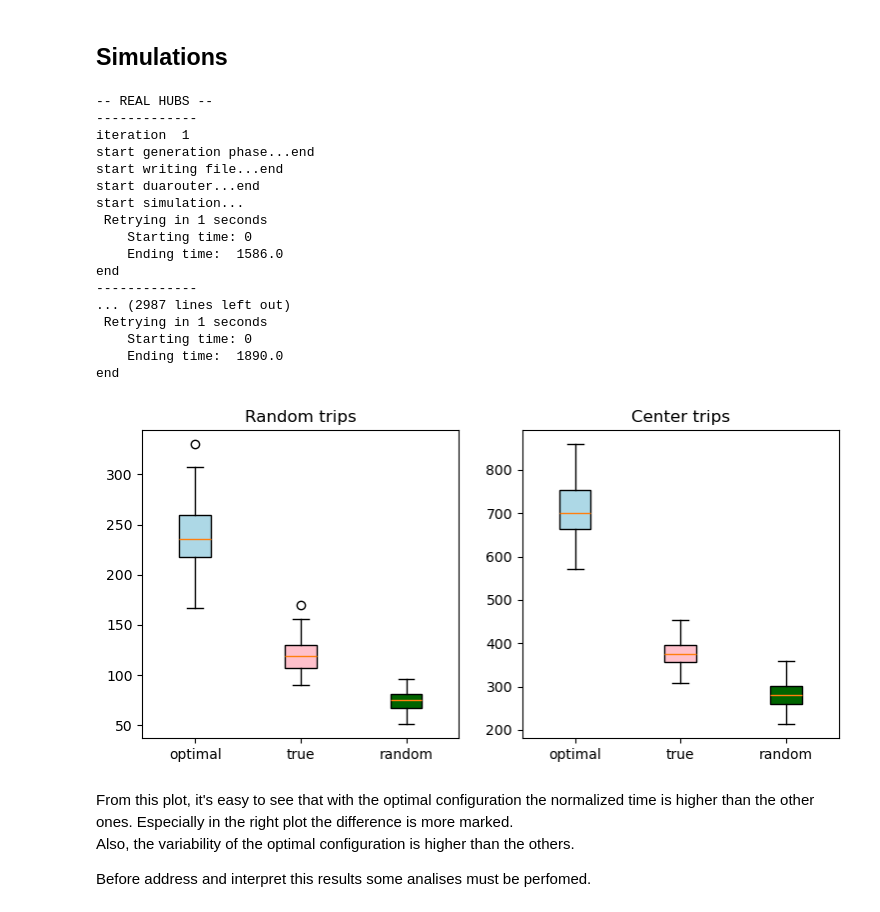
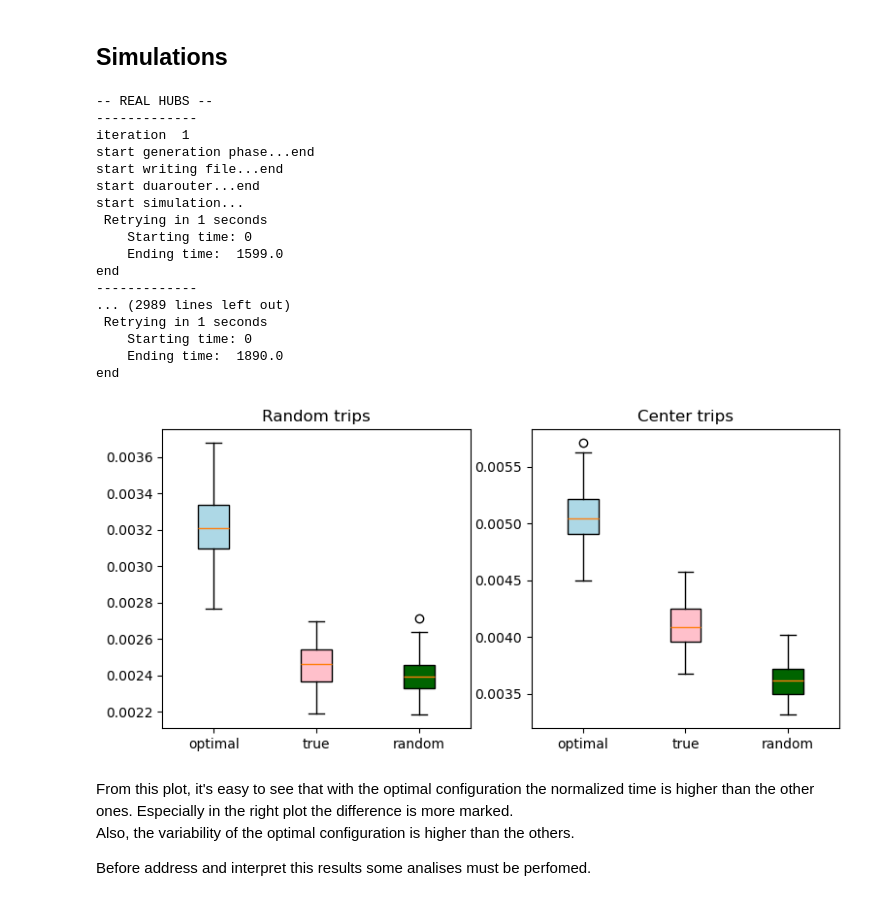
Before and after one commit to AndreaFrasson/Geospatial-Analitics, a Jupyter notebook: Project_12.ipynb, the cells around one changed output. Cells and saved outputs as stored; diff of their text form; code cells hidden in the pictures.

Commit message:
retrieve values with files, csv with results

```diff
--- a/Project_12.ipynb
+++ b/Project_12.ipynb
@@ -321,4 +331,4 @@ sumo_binary = os.environ['SUMO_HOME']+"/bin/sumo"
 
 #command for the simulation
 sumo_cmd = [sumo_binary, "-c", os.getcwd()+'/Sumo/uniform_config_duarouter.sumocfg', '-W', 'true', '--time-to-teleport', '5', '--no-step-log',
-            '-v', 'false', '-t', 'false']
+            '-v', 'false', '-t', 'false', '--vehroute-output', 'Sumo/fulloutput.xml', '--vehroute-output.route-length', 'true']
@@ -382,17 +382,19 @@ def sumo_simulation():
 # %%
 # Main loop
 # generate a traffic demand, call duarouter, run multiple simulations. Repeat the process n times and
-# compute the average times.
+# compute the averaged results.
 # @input: hubs, geodataframe with the hub configuration
 # @input: n, number of repetition
-# @output: random_average_time, average time, between all the simulation and all the different users, starting
-#           from a random hub to exit from its neighborhood
-# @output: center_average_time, average time, between all the simulation and all the different users, starting
-#           from a random hub to reach the city center
+# @output: random_average_time, average time, between all the simulations, starting from a random hub to exit from its neighborhood
+# @output: center_average_time, average time, between all the simulations from a random hub to reach the city center
 
 def main_loop(hubs, n = 100):
+
     center_trips_avg = []
     random_trips_avg = []
+    distinct_roads_avg = []
+    length_random_avg = []
+    length_center_avg = []
 
 
     for i in range(n):
@@ -411,19 +413,36 @@ def main_loop(hubs, n = 100):
 
         # start a simulation
         print('start simulation...')
-        random_trips, center_trips = sumo_simulation()
+        traci.start(sumo_cmd)
+
+        print('    Starting time: 0')
+        while traci.simulation.getTime() < 100 or len(traci.vehicle.getIDList()) > 0 :
+            traci.simulationStep()
+
+        print('    Ending time: ', traci.simulation.getTime())
+        traci.close()
         print('end')
+
+
+        with open('Sumo/fulloutput.xml', 'r') as f:
+            data = f.read()
+
+        random_trips, center_trips, distinct_roads, length_random, length_center = get_output(data)
 
         random_trips_avg.append(random_trips)
         center_trips_avg.append(center_trips)
+        distinct_roads_avg.append(distinct_roads)
+        length_random_avg.append(length_random)
+        length_center_avg.append(length_center)
 
-    return random_trips_avg, center_trips_avg
+
+    return random_trips_avg, center_trips_avg, distinct_roads_avg, length_random_avg, length_center_avg
 # %% [markdown]
 ## Simulations
 # %%
 ## Real hub configuration
 print('-- REAL HUBS --')
-th_rt, th_ct = main_loop(hubs)
+th_rt, th_ct, th_de, th_lr, th_lc = main_loop(hubs)
 print('')
 
 ## Random hub configuration
@@ -432,12 +451,12 @@ print('-- RANDOM HUBS --')
 np.random.seed(42)
 r_hubs = road_net.sample(len(hubs), replace= True)
 r_hubs.columns = ['Edge', 'geometry', 'CODSEC']
-rh_rt, rh_ct = main_loop(r_hubs)
+rh_rt, rh_ct, rh_de, rh_lr, rh_lc = main_loop(r_hubs)
 print('')
 
 ## Optimal hub configuration
 print('-- OPTIMAL HUBS --')
-oh_rt, oh_ct = main_loop(opt_hubs)
+oh_rt, oh_ct, oh_de, oh_lr, oh_lc = main_loop(opt_hubs)
 print('')
 # %% [output]
 -- REAL HUBS --
@@ -449,10 +468,10 @@ start duarouter...end
 start simulation...
  Retrying in 1 seconds
     Starting time: 0
-    Ending time:  1586.0
+    Ending time:  1599.0
 end
 -------------
-... (2987 lines left out)
+... (2989 lines left out)
  Retrying in 1 seconds
     Starting time: 0
     Ending time:  1890.0
@@ -460,30 +479,30 @@ end
 # %%
 fig, (ax1, ax2) = plt.subplots(nrows=1, ncols=2, figsize=(9, 4))
 
 labels = ['optimal', 'true', 'random']
 
 # rectangular box plot, normalized minutes instead of seconds
 # for random trips
-bplot1 = ax1.boxplot([[x//60 for x in oh_rt], [x//60 for x in th_rt], [x//60 for x in rh_rt]],
+bplot1 = ax1.boxplot([oh_rt, th_rt, rh_rt],
                      vert=True,
                      patch_artist=True,
                      labels=labels)
 ax1.set_title('Random trips')
 
 # for center trips
-bplot2 = ax2.boxplot([[x//60 for x in oh_ct], [x//60 for x in th_ct], [x//60 for x in rh_ct]],
+bplot2 = ax2.boxplot([oh_ct, th_ct, rh_ct],
                      vert=True,
                      patch_artist=True,
                      labels=labels)
 ax2.set_title('Center trips')
 
 # fill with colors
 colors = ['lightblue', 'pink', 'darkgreen']
 for bplot in (bplot1, bplot2):
     for patch, color in zip(bplot['boxes'], colors):
         patch.set_facecolor(color)
 # %% [output]
-[figure, old version]
+[figure, new version]
 # %% [markdown]
 From this plot, it's easy to see that with the optimal configuration the normalized time is higher than the other ones. Especially in the right plot the difference is more marked. <br>
 Also, the variability of the optimal configuration is higher than the others.
```
Also changed, not shown: parts of 6 cells of this notebook, 18 other files.
